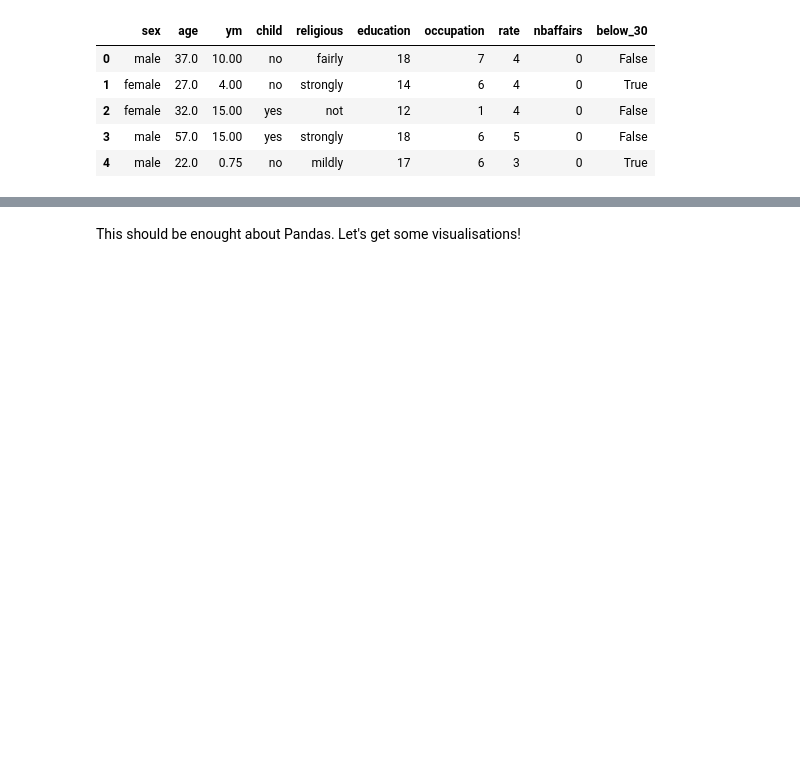
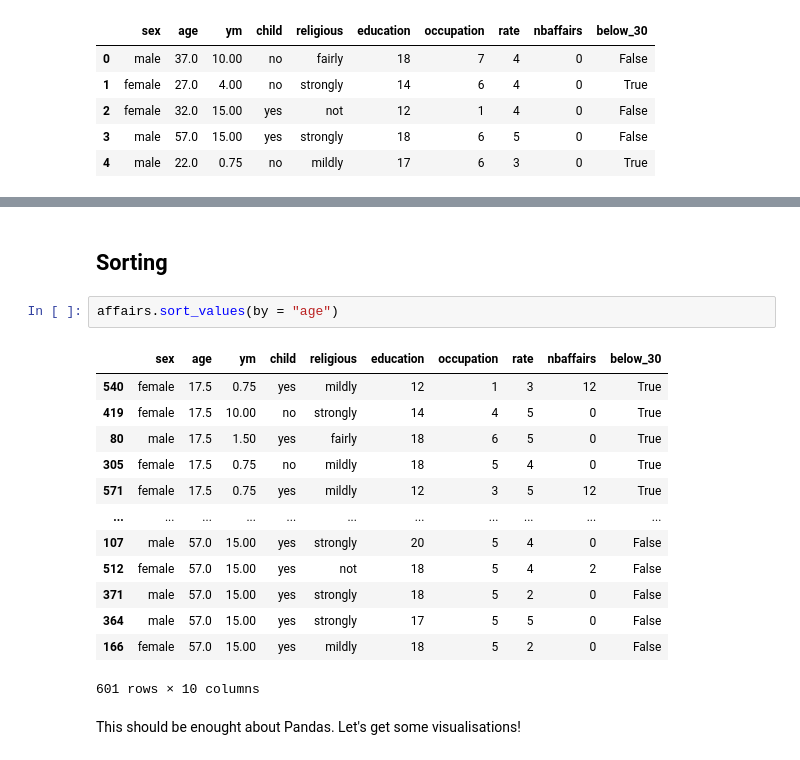
Before and after one commit to MartinSeeler/python-data-exploration, a Jupyter notebook: Exploring Datasets.ipynb, the cells around one changed output, grey strips where cells are left out. Saved outputs shown, nothing was run; the diff lists cells and outputs as text; blank space fills up the shorter version.

```diff
--- a/Exploring Datasets.ipynb
+++ b/Exploring Datasets.ipynb
@@ -174,3 +305,21 @@ affairs.head()
+# %% [markdown]
+## Sorting
+# %%
+affairs.sort_values(by = "age")
+# %% [output]
+|  | sex | age | ym | child | religious | education | occupation | rate | nbaffairs | below_30 |
+| 540 | female | 17.5 | 0.75 | yes | mildly | 12 | 1 | 3 | 12 | True |
+| 419 | female | 17.5 | 10.00 | no | strongly | 14 | 4 | 5 | 0 | True |
+| 80 | male | 17.5 | 1.50 | yes | fairly | 18 | 6 | 5 | 0 | True |
+| 305 | female | 17.5 | 0.75 | no | mildly | 18 | 5 | 4 | 0 | True |
+| 571 | female | 17.5 | 0.75 | yes | mildly | 12 | 3 | 5 | 12 | True |
+| ... | ... | ... | ... | ... | ... | ... | ... | ... | ... | ... |
+| 107 | male | 57.0 | 15.00 | yes | strongly | 20 | 5 | 4 | 0 | False |
+| 512 | female | 57.0 | 15.00 | yes | not | 18 | 5 | 4 | 2 | False |
+| 371 | male | 57.0 | 15.00 | yes | strongly | 18 | 5 | 2 | 0 | False |
+| 364 | male | 57.0 | 15.00 | yes | strongly | 17 | 5 | 5 | 0 | False |
+| 166 | female | 57.0 | 15.00 | yes | mildly | 18 | 5 | 2 | 0 | False |
+601 rows × 10 columns
 # %% [markdown]
 This should be enought about Pandas. Let's get some visualisations!
 # %% [markdown]
```
Also changed, not shown: parts of 52 cells of this notebook.
